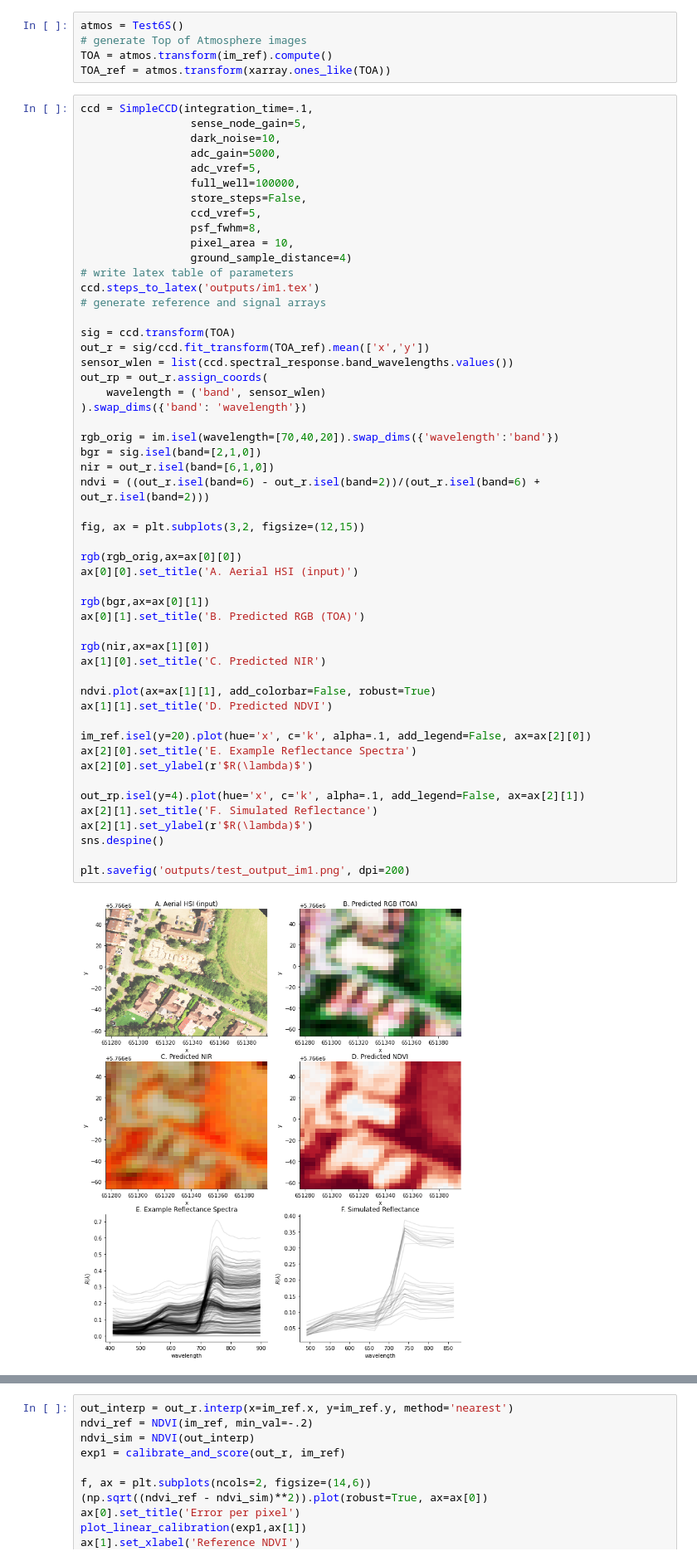
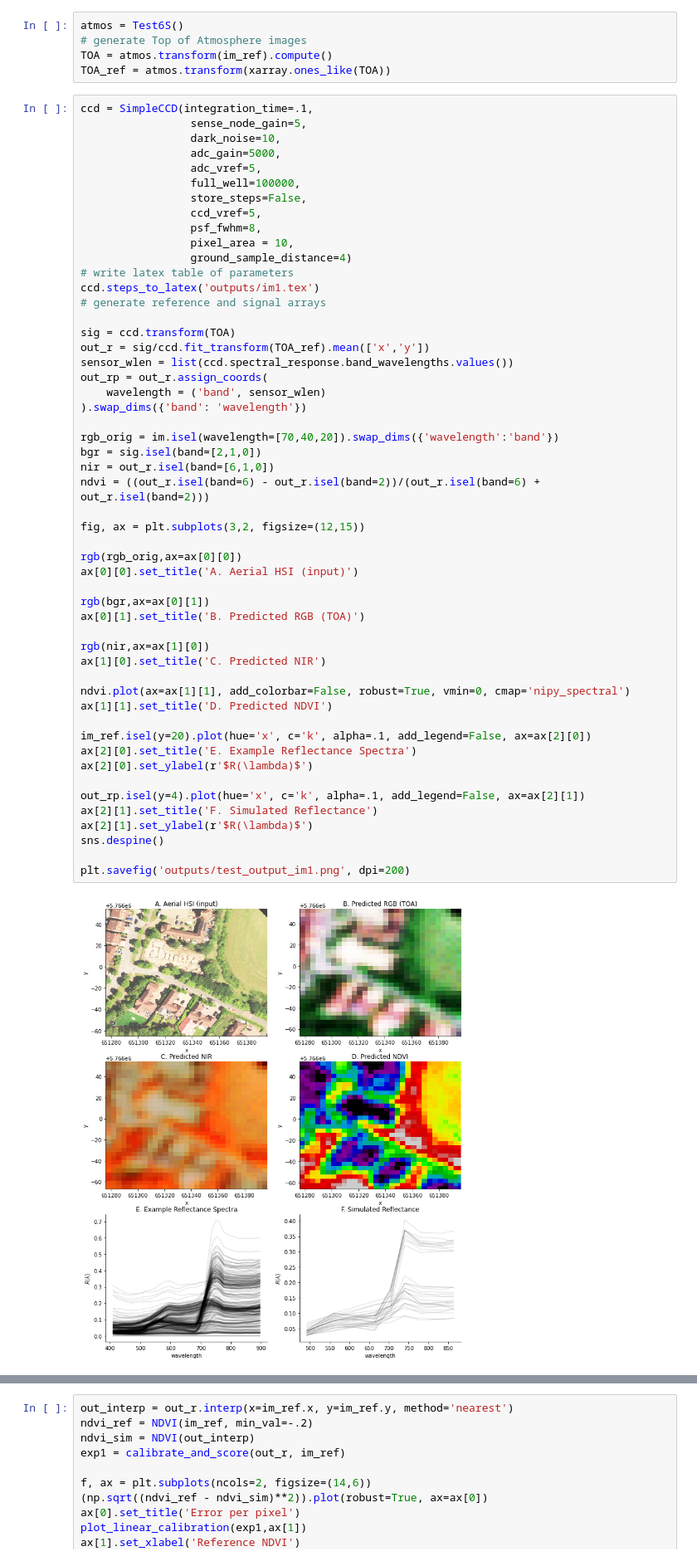
Before and after one commit to joe-fennell/pyeosim, a Jupyter notebook: 1_simple_demo.ipynb, the cells around one changed output, grey strips where cells are left out. Shown at 83% size. Saved outputs shown, nothing was run; the diff lists cells and outputs as text.

```diff
--- a/1_simple_demo.ipynb
+++ b/1_simple_demo.ipynb
@@ -112,35 +112,35 @@ out_rp = out_r.assign_coords(
 
 rgb_orig = im.isel(wavelength=[70,40,20]).swap_dims({'wavelength':'band'})
 bgr = sig.isel(band=[2,1,0])
 nir = out_r.isel(band=[6,1,0])
 ndvi = ((out_r.isel(band=6) - out_r.isel(band=2))/(out_r.isel(band=6) + out_r.isel(band=2)))
 
 fig, ax = plt.subplots(3,2, figsize=(12,15))
 
 rgb(rgb_orig,ax=ax[0][0])
 ax[0][0].set_title('A. Aerial HSI (input)')
 
 rgb(bgr,ax=ax[0][1])
 ax[0][1].set_title('B. Predicted RGB (TOA)')
 
 rgb(nir,ax=ax[1][0])
 ax[1][0].set_title('C. Predicted NIR')
 
-ndvi.plot(ax=ax[1][1], add_colorbar=False, robust=True)
+ndvi.plot(ax=ax[1][1], add_colorbar=False, robust=True, vmin=0, cmap='nipy_spectral')
 ax[1][1].set_title('D. Predicted NDVI')
 
 im_ref.isel(y=20).plot(hue='x', c='k', alpha=.1, add_legend=False, ax=ax[2][0])
 ax[2][0].set_title('E. Example Reflectance Spectra')
 ax[2][0].set_ylabel(r'$R(\lambda)$')
 
 out_rp.isel(y=4).plot(hue='x', c='k', alpha=.1, add_legend=False, ax=ax[2][1])
 ax[2][1].set_title('F. Simulated Reflectance')
 ax[2][1].set_ylabel(r'$R(\lambda)$')
 sns.despine()
 
 plt.savefig('outputs/test_output_im1.png', dpi=200)
 # %% [output]
-[figure, old version]
+[figure, new version]
 # %%
 ccd = SimpleCCD(integration_time=.1,
                  sense_node_gain=5,
```
Also changed, not shown: parts of 17 cells of this notebook, 10 other files.
